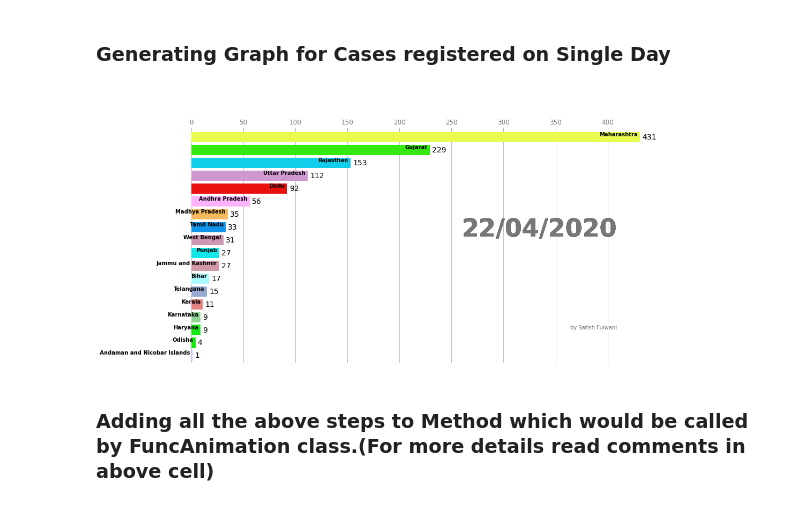
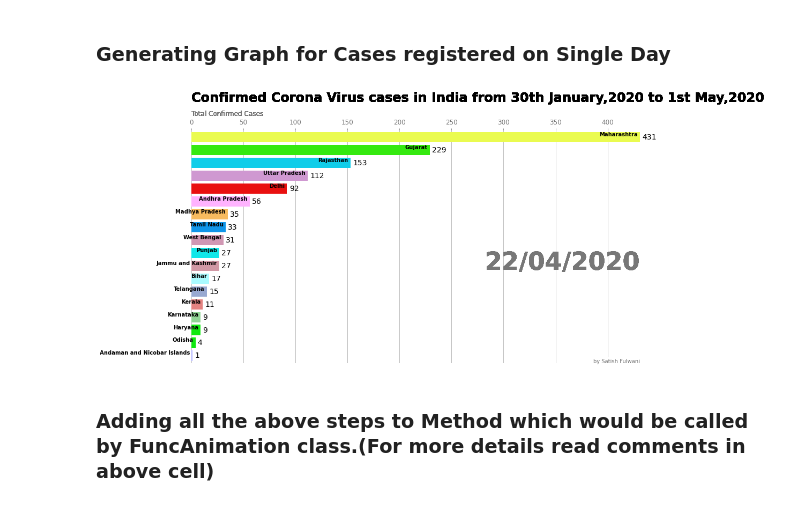
Before and after one commit to satishf889/COVID19-india-analysis, a Jupyter notebook: COVID-19-India.ipynb, the cells around one changed output. Cells and saved outputs as stored; diff of their text form; code cells hidden in the pictures.

```diff
--- a/COVID-19-India.ipynb
+++ b/COVID-19-India.ipynb
@@ -142,38 +143,38 @@ for val in zip(df_grouped.groups.keys(),df_grouped.groups.values()):
 total_cases_dict1 = dict(sorted(total_cases_dict.items(), key=operator.itemgetter(1)))
 total_states=list(total_cases_dict1.keys())
 total_count=list(total_cases_dict1.values())
 ax_single.clear()
 #Plotting bar data using data
 ax_single.barh(total_states,total_count, color=[colors[x] for x in total_states])
 
 #Finding small factor to subtract or add to the count to give to good look to our bar chart
 try:
     dx=max(total_count)/200
 except:
     dx=0
 for i, (state, count) in enumerate(zip(total_states, total_count)):
     #Adding state name inside the bar so we do actual count-small factor
     ax_single.text(count-dx, i,     state,           size=10, weight=600, ha='right', va='bottom')
     #Adding count outside the bar so we do actual count-small factor
     ax_single.text(count+dx, i,     f'{count:,.0f}',  size=14, ha='left',  va='center')
     #Adding todays date to the middle of graph
-    ax_single.text(1, 0.4, random_date, transform=ax.transAxes, color='#777777', size=46, ha='right', weight=800)
+    ax_single.text(1, 0.4, random_date, transform=ax_single.transAxes, color='#777777', size=46, ha='right', weight=800)
     #Assigning label to x-axis
-    ax_single.text(0, 1.06, 'Total Confirmed Cases', transform=ax.transAxes, size=12, color='#777777')
+    ax_single.text(0, 1.06, 'Total Confirmed Cases', transform=ax_single.transAxes, size=12, color='#777777')
     ax_single.xaxis.set_major_formatter(ticker.StrMethodFormatter('{x:,.0f}'))
     ax_single.xaxis.set_ticks_position('top')
     ax_single.tick_params(axis='x', colors='#777777', labelsize=12)
     ax_single.set_yticks([])
     ax_single.margins(0, 0.01)
     ax_single.grid(which='major', axis='x', linestyle='-')
     ax_single.set_axisbelow(True)
     ax_single.text(0, 1.12, 'Confirmed Corona Virus cases in India from 30th January,2020 to 1st May,2020',
-            transform=ax.transAxes, size=24, weight=600, ha='left')
-    ax_single.text(1, 0, 'by Satish Fulwani', transform=ax.transAxes, ha='right',
+            transform=ax_single.transAxes, size=24, weight=600, ha='left')
+    ax_single.text(1, 0, 'by Satish Fulwani', transform=ax_single.transAxes, ha='right',
             color='#777777', bbox=dict(facecolor='white', alpha=0.8, edgecolor='white'))
     plt.box(False)
 # %% [output]
-[figure, old version]
+[figure, new version]
 # %% [markdown]
 ### Adding all the above steps to Method which would be called by FuncAnimation class.(For more details read comments in above cell)
 # %%
```
Also changed, not shown: parts of 2 cells of this notebook, 1 other file.
